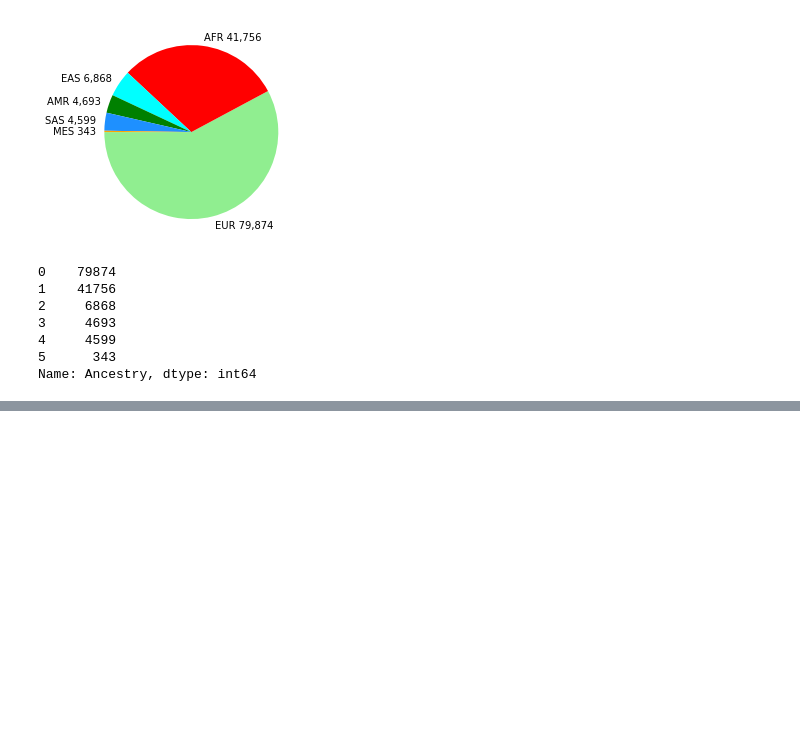
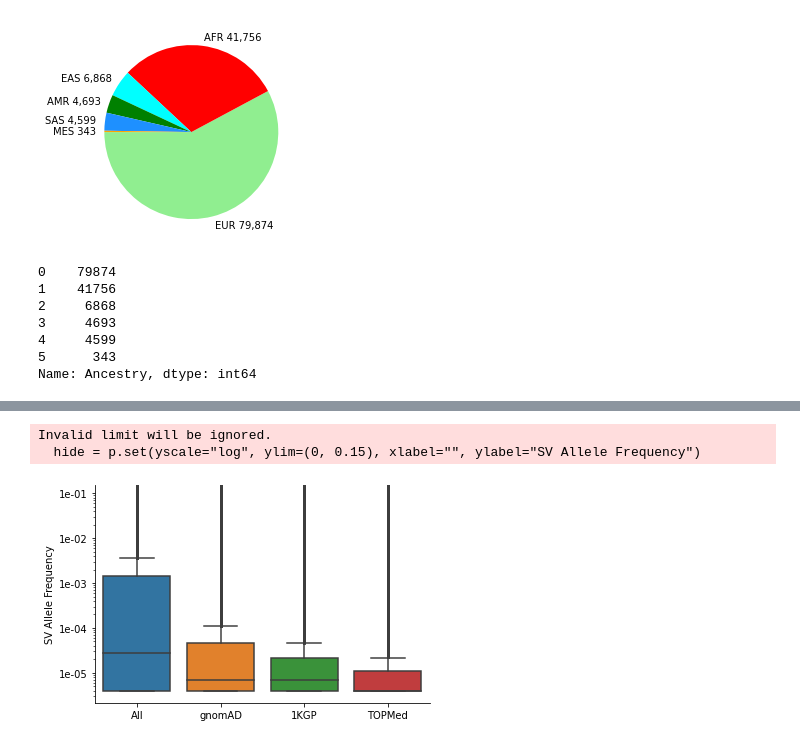
Before and after one commit to BCM-HGSC/TopMedSVQC, a Jupyter notebook: notebooks/PostfilterQC.ipynb, the cells around one changed output, grey strips where cells are left out. Drawn from its saved outputs; the diff is of its cells as text; code cells hidden in the pictures; blank space fills up the shorter version.

```diff
--- a/notebooks/PostfilterQC.ipynb
+++ b/notebooks/PostfilterQC.ipynb
@@ -363,0 +306,28 @@ for i in x:
+# %%
+overlaps = pd.DataFrame(data[is_gd & is_1k]["AF"].reset_index(drop=True))
+overlaps["Group"] = "All"
+data.loc[is_gd & is_1k, "known"] = "All"
+
+non1kgp = pd.DataFrame(data[is_gd & ~is_1k]["AF"].reset_index(drop=True))
+non1kgp["Group"] = "gnomAD"
+data.loc[is_gd & ~is_1k, "known"] = "gnomAD"
+
+nongt = pd.DataFrame(data[~is_gd & is_1k]["AF"].reset_index(drop=True))
+nongt["Group"] = "1KGP"
+data.loc[~is_gd & is_1k, "known"] = "1KGP"
+
+topmed = pd.DataFrame(data[~is_gd & ~is_1k]["AF"].reset_index(drop=True))
+topmed["Group"] = "TOPMed"
+data.loc[~is_gd & ~is_1k, 'known'] = "TOPMed"
+#print(len(overlaps), len(non1kgp), len(nongt), len(topmed))
+# %%
+known_afs = pd.concat([overlaps, non1kgp, nongt, topmed])
+p = sb.boxplot(data=known_afs, x="Group", y="AF", fliersize=1)
+hide = p.set(yscale="log", ylim=(0, 0.15), xlabel="", ylabel="SV Allele Frequency")
+sb.despine()
+ylabels = ['{:.0e}'.format(x) for x in p.get_yticks()]
+hide = p.set_yticklabels(ylabels)
+# %% [output]
+Invalid limit will be ignored.
+  hide = p.set(yscale="log", ylim=(0, 0.15), xlabel="", ylabel="SV Allele Frequency")
+[figure, added]
```
Also changed, not shown: parts of 36 cells of this notebook.
